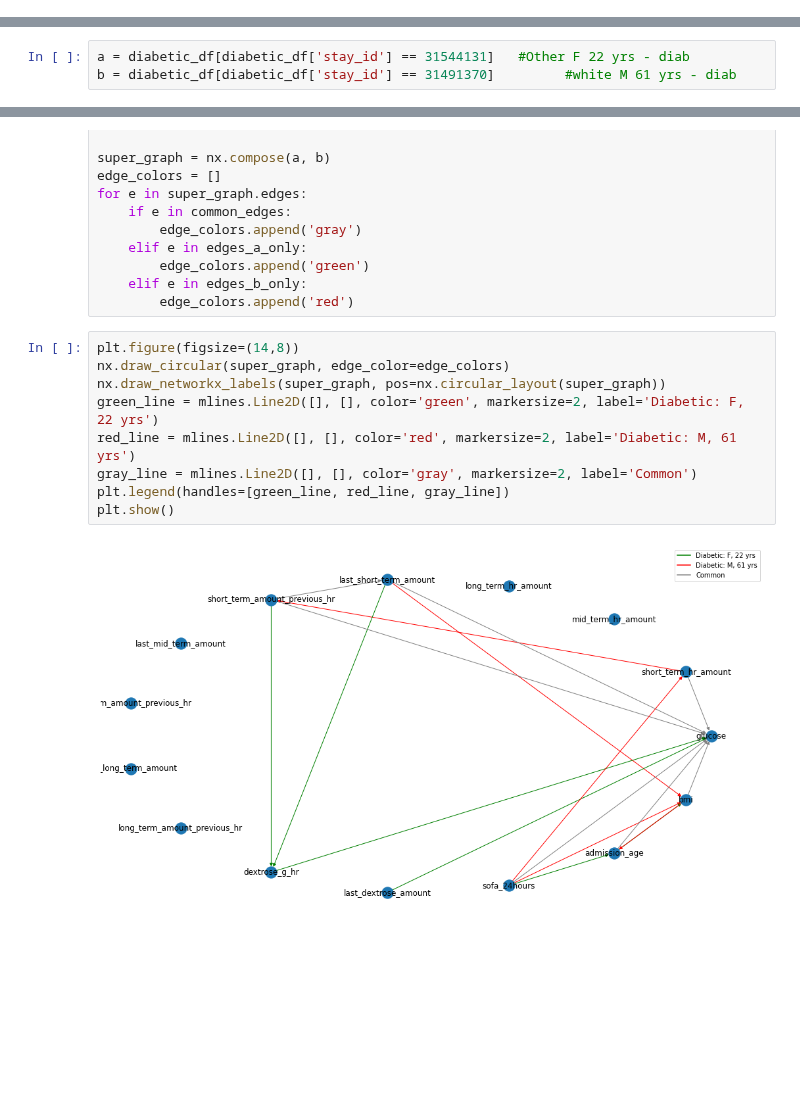
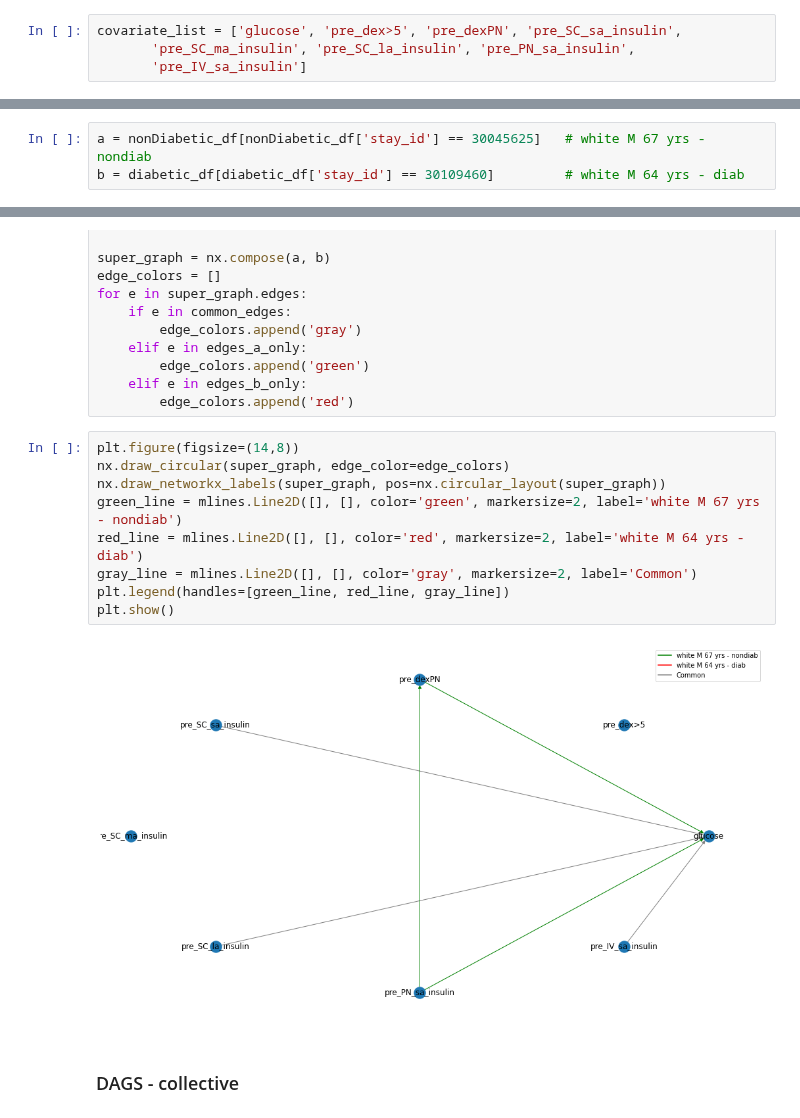
Before and after one commit to Gaurangkarwande/glycemic_control, a Jupyter notebook: notebooks/bnlearn_notebook.ipynb, the cells around one changed output, grey strips where cells are left out. Cells and saved outputs as stored; diff of their text form; blank space fills up the shorter version.

```diff
--- a/notebooks/bnlearn_notebook.ipynb
+++ b/notebooks/bnlearn_notebook.ipynb
@@ -197 +255,5 @@ covariate_list = ['glucose', 'short_term_hr_amount', 'mid_term_hr_amount',
+# %%
+covariate_list = ['glucose', 'pre_dex>5', 'pre_dexPN', 'pre_SC_sa_insulin',
+       'pre_SC_ma_insulin', 'pre_SC_la_insulin', 'pre_PN_sa_insulin',
+       'pre_IV_sa_insulin']
 # %%
@@ -207,6 +275,6 @@ meta_youth_df[meta_youth_df['stay_counts'] > 130]
 # %%
-a = diabetic_df[diabetic_df['stay_id'] == 31544131]   #Other F 22 yrs - diab
-b = diabetic_df[diabetic_df['stay_id'] == 31491370]         #white M 61 yrs - diab
+a = nonDiabetic_df[nonDiabetic_df['stay_id'] == 30045625]   # white M 67 yrs - nondiab
+b = diabetic_df[diabetic_df['stay_id'] == 30109460]         # white M 64 yrs - diab
 # %%
 a = from_pandas(a[covariate_list].dropna().sample(min(10000, len(a))))
 b = from_pandas(b[covariate_list].dropna().sample(min(10000, len(b))))
@@ -245,11 +313,13 @@ for e in super_graph.edges:
 # %%
 plt.figure(figsize=(14,8))
 nx.draw_circular(super_graph, edge_color=edge_colors)
 nx.draw_networkx_labels(super_graph, pos=nx.circular_layout(super_graph))
-green_line = mlines.Line2D([], [], color='green', markersize=2, label='Diabetic: F, 22 yrs')
-red_line = mlines.Line2D([], [], color='red', markersize=2, label='Diabetic: M, 61 yrs')
+green_line = mlines.Line2D([], [], color='green', markersize=2, label='white M 67 yrs - nondiab')
+red_line = mlines.Line2D([], [], color='red', markersize=2, label='white M 64 yrs - diab')
 gray_line = mlines.Line2D([], [], color='gray', markersize=2, label='Common')
 plt.legend(handles=[green_line, red_line, gray_line])
 plt.show()
 # %% [output]
-[figure, old version]
+[figure, new version]
+# %% [markdown]
+### DAGS - collective
```
Also changed, not shown: parts of 21 cells of this notebook.
